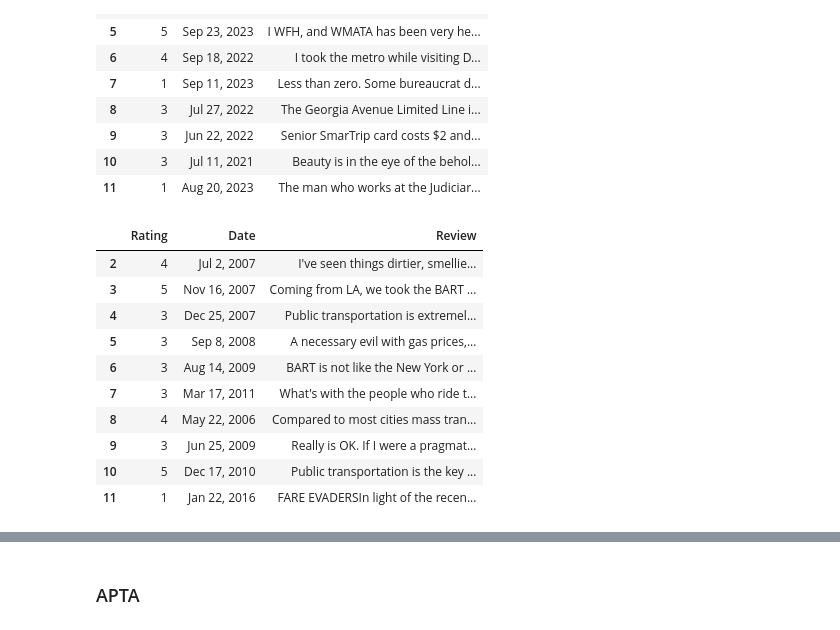
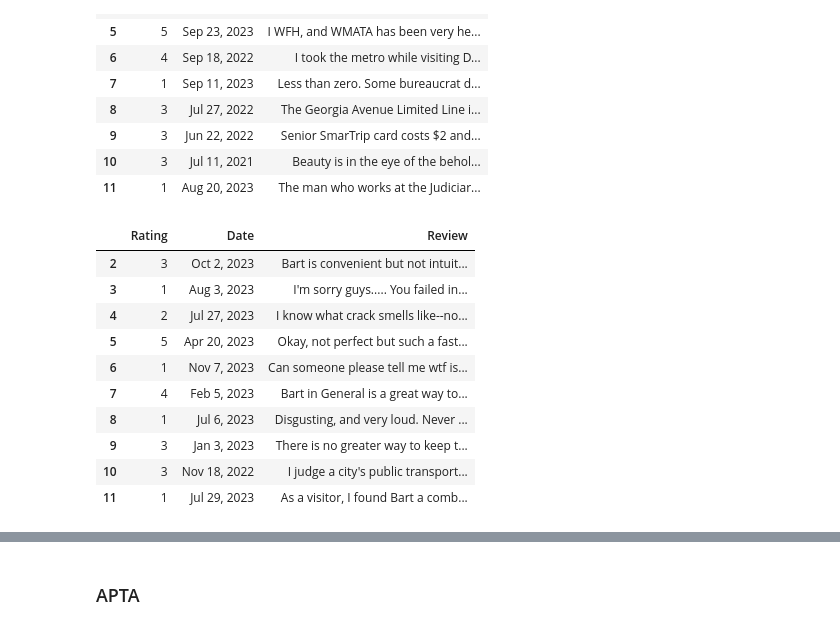
Before and after one commit to anly501/dsan-5000-project-jsweren1, a Jupyter notebook: dsan-website/5000-website/cleaning/cleaning.ipynb, the cells around one changed output, grey strips where cells are left out. Cells and saved outputs as stored; diff of their text form; code cells hidden in the pictures.

```diff
--- a/dsan-website/5000-website/cleaning/cleaning.ipynb
+++ b/dsan-website/5000-website/cleaning/cleaning.ipynb
@@ -534,7 +542,5 @@ The code and output are below:
 # %%
-import datetime
-from datetime import datetime
-wmata_yelp = pd.read_csv('../data/wmata_reviews.csv')
+wmata_yelp = pd.read_csv('../data/yelp_reviews/wmata_reviews.csv')
 wmata_yelp = wmata_yelp.drop(columns='Unnamed: 0')
 wmata_yelp = wmata_yelp[wmata_yelp['1'].notna()]
 wmata_yelp = wmata_yelp.rename(columns={'0': 'Rating', '1': 'Date', '2': 'Review'})
@@ -556,24 +562,24 @@ wmata_yelp.head(10)
 | 10 | 3 | Jul 11, 2021 | Beauty is in the eye of the behol... |
 | 11 | 1 | Aug 20, 2023 | The man who works at the Judiciar... |
 # %%
-bart_yelp = pd.read_csv('../data/bart_reviews.csv')
+bart_yelp = pd.read_csv('../data/yelp_reviews/bart_reviews.csv')
 bart_yelp = bart_yelp.drop(columns='Unnamed: 0')
 bart_yelp = bart_yelp[bart_yelp['1'].notna()]
 bart_yelp = bart_yelp.rename(columns={'0': 'Rating', '1': 'Date', '2': 'Review'})
 bart_yelp['Rating'] = bart_yelp['Rating'].str[0].astype(int)
 for i in bart_yelp['Date']:
     i = datetime.strptime(i, "%b %d, %Y")
 bart_yelp.to_csv('../data/cleaned_data/bart_reviews_cleaned.csv', index=False)
 bart_yelp.head(10)
 # %% [output]
 |  | Rating | Date | Review |
-| 2 | 4 | Jul 2, 2007 | I've seen things dirtier, smellie... |
-| 3 | 5 | Nov 16, 2007 | Coming from LA, we took the BART ... |
-| 4 | 3 | Dec 25, 2007 | Public transportation is extremel... |
-| 5 | 3 | Sep 8, 2008 | A necessary evil with gas prices,... |
-| 6 | 3 | Aug 14, 2009 | BART is not like the New York or ... |
-| 7 | 3 | Mar 17, 2011 | What's with the people who ride t... |
-| 8 | 4 | May 22, 2006 | Compared to most cities mass tran... |
-| 9 | 3 | Jun 25, 2009 | Really is OK. If I were a pragmat... |
-| 10 | 5 | Dec 17, 2010 | Public transportation is the key ... |
-| 11 | 1 | Jan 22, 2016 | FARE EVADERSIn light of the recen... |
+| 2 | 3 | Oct 2, 2023 | Bart is convenient but not intuit... |
+| 3 | 1 | Aug 3, 2023 | I'm sorry guys..... You failed in... |
+| 4 | 2 | Jul 27, 2023 | I know what crack smells like--no... |
+| 5 | 5 | Apr 20, 2023 | Okay, not perfect but such a fast... |
+| 6 | 1 | Nov 7, 2023 | Can someone please tell me wtf is... |
+| 7 | 4 | Feb 5, 2023 | Bart in General is a great way to... |
+| 8 | 1 | Jul 6, 2023 | Disgusting, and very loud. Never ... |
+| 9 | 3 | Jan 3, 2023 | There is no greater way to keep t... |
+| 10 | 3 | Nov 18, 2022 | I judge a city's public transport... |
+| 11 | 1 | Jul 29, 2023 | As a visitor, I found Bart a comb... |
```
Also changed, not shown: parts of 8 cells of this notebook, 18 other files.
